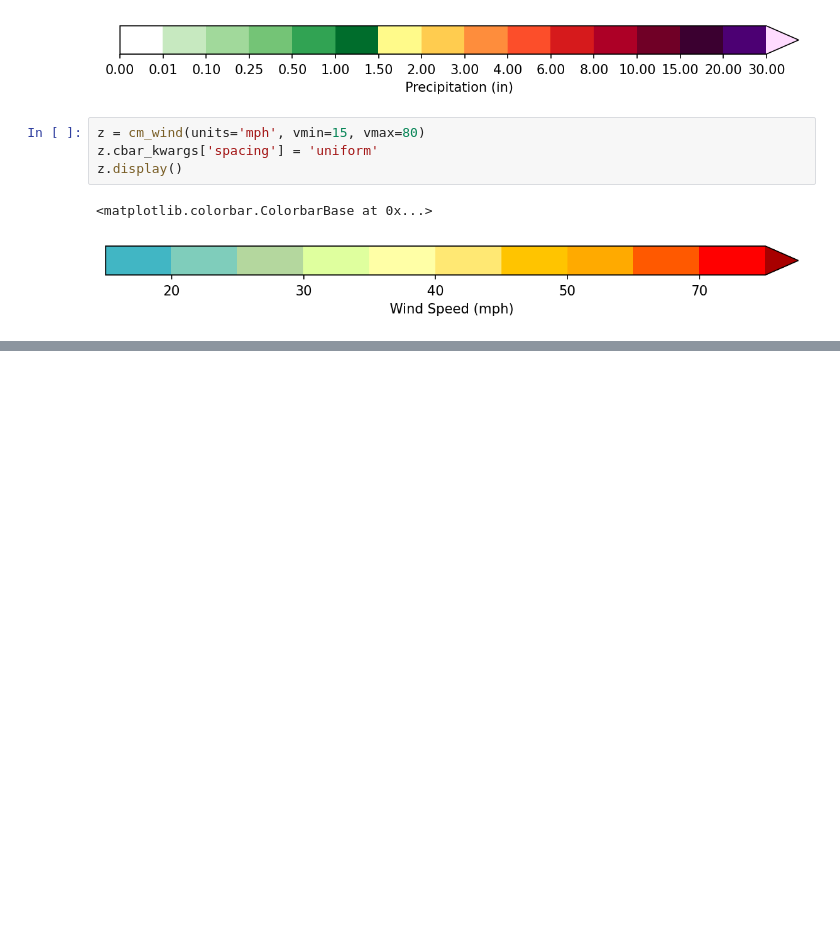
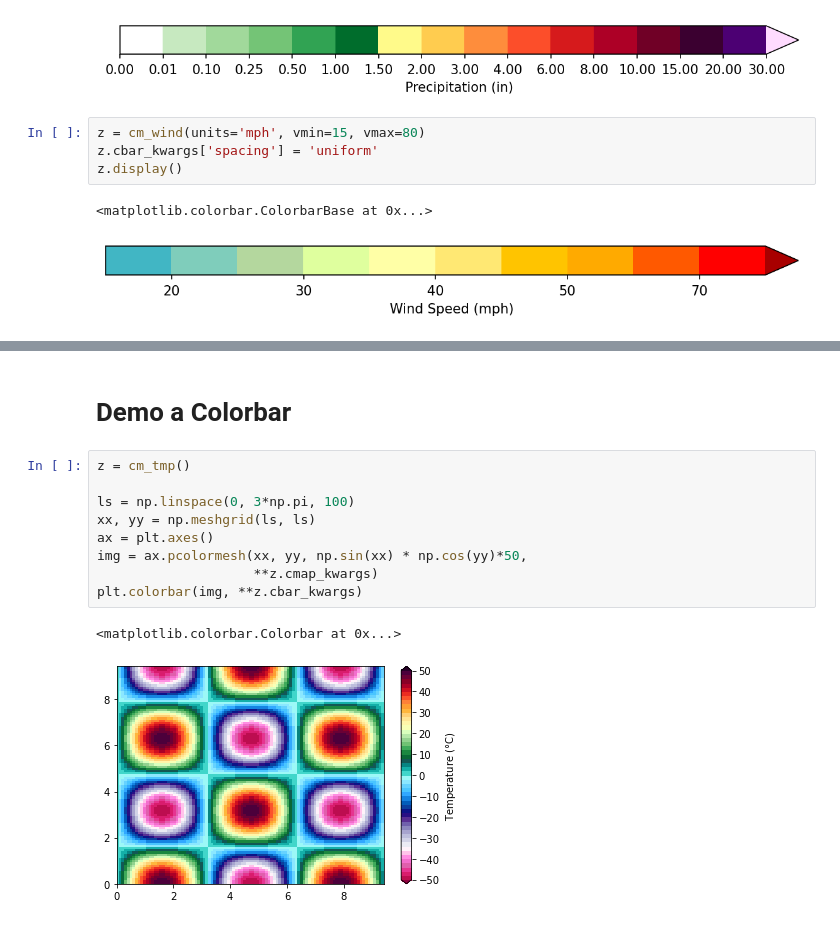
Before and after one commit to blaylockbk/Carpenter_Workshop, a Jupyter notebook: paint/standard2_colormaps.ipynb, the cells around one changed output, grey strips where cells are left out. Drawn from its saved outputs; the diff is of its cells as text; blank space fills up the shorter version.

```diff
--- a/paint/standard2_colormaps.ipynb
+++ b/paint/standard2_colormaps.ipynb
@@ -265,0 +81,14 @@ len(z.COLORS), z.cmap.N
+# %% [markdown]
+# Demo a Colorbar
+# %%
+z = cm_tmp()
+
+ls = np.linspace(0, 3*np.pi, 100)
+xx, yy = np.meshgrid(ls, ls)
+ax = plt.axes()
+img = ax.pcolormesh(xx, yy, np.sin(xx) * np.cos(yy)*50,
+                    **z.cmap_kwargs)
+plt.colorbar(img, **z.cbar_kwargs)
+# %% [output]
+<matplotlib.colorbar.Colorbar at 0x...>
+[figure, added]
```
Also changed, not shown: parts of 19 cells of this notebook, 1 other file.
